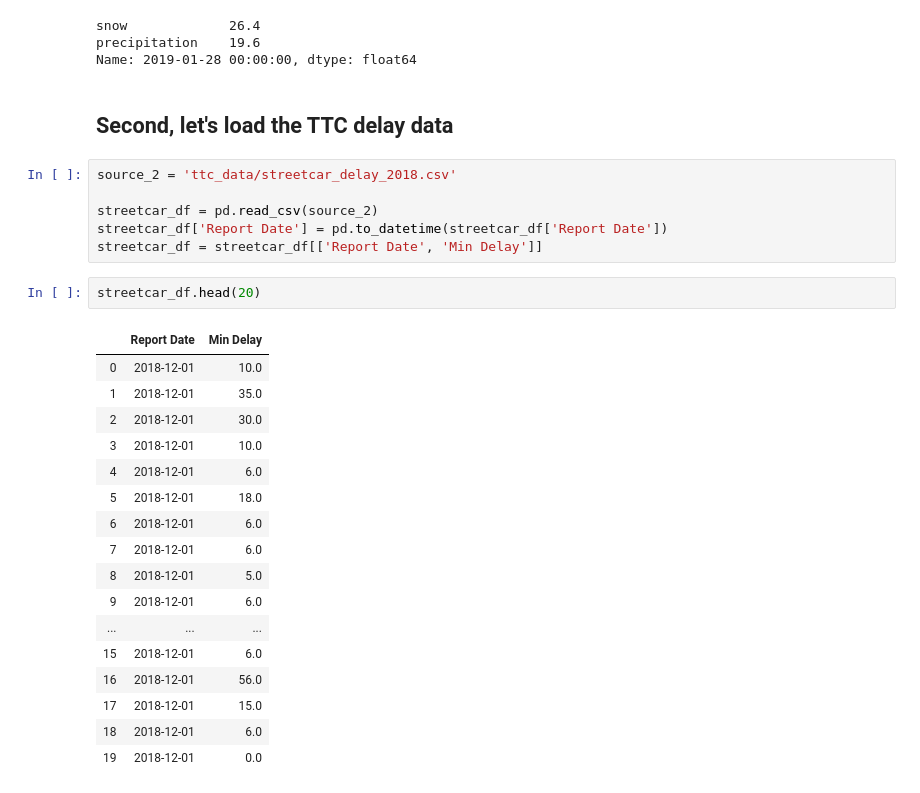
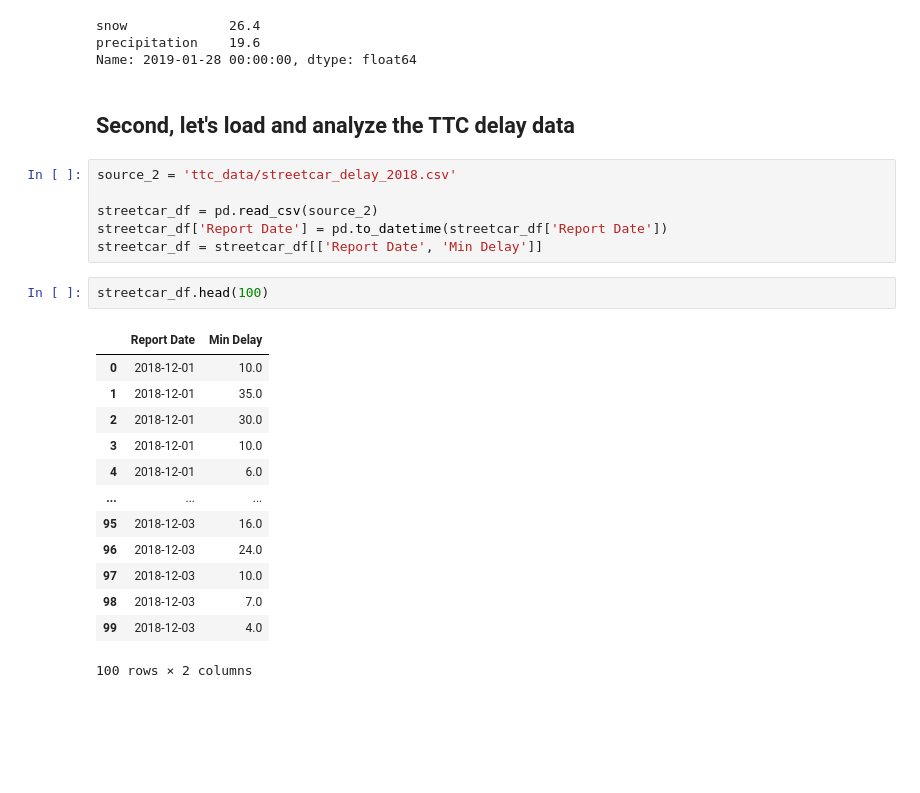
Before and after one commit to alok-drop/weather_mobility_analysis, a Jupyter notebook: snow_delay.ipynb, the cells around one changed output. Cells and saved outputs as stored; diff of their text form; blank space fills up the shorter version.

```diff
--- a/snow_delay.ipynb
+++ b/snow_delay.ipynb
@@ -40,7 +44,7 @@ snow             26.4
 precipitation    19.6
 Name: 2019-01-28 00:00:00, dtype: float64
 # %% [markdown]
-## Second, let's load the TTC delay data
+## Second, let's load and analyze the TTC delay data
 # %%
 source_2 = 'ttc_data/streetcar_delay_2018.csv'
 
@@ -48,25 +52,21 @@ streetcar_df = pd.read_csv(source_2)
 streetcar_df['Report Date'] = pd.to_datetime(streetcar_df['Report Date'])
 streetcar_df = streetcar_df[['Report Date', 'Min Delay']]
 # %%
-streetcar_df.head(20)
+streetcar_df.head(100)
 # %% [output]
 |  | Report Date | Min Delay |
 | 0 | 2018-12-01 | 10.0 |
 | 1 | 2018-12-01 | 35.0 |
 | 2 | 2018-12-01 | 30.0 |
 | 3 | 2018-12-01 | 10.0 |
 | 4 | 2018-12-01 | 6.0 |
-| 5 | 2018-12-01 | 18.0 |
-| 6 | 2018-12-01 | 6.0 |
-| 7 | 2018-12-01 | 6.0 |
-| 8 | 2018-12-01 | 5.0 |
-| 9 | 2018-12-01 | 6.0 |
 | ... | ... | ... |
-| 15 | 2018-12-01 | 6.0 |
-| 16 | 2018-12-01 | 56.0 |
-| 17 | 2018-12-01 | 15.0 |
-| 18 | 2018-12-01 | 6.0 |
-| 19 | 2018-12-01 | 0.0 |
+| 95 | 2018-12-03 | 16.0 |
+| 96 | 2018-12-03 | 24.0 |
+| 97 | 2018-12-03 | 10.0 |
+| 98 | 2018-12-03 | 7.0 |
+| 99 | 2018-12-03 | 4.0 |
+100 rows × 2 columns
 # %%
 # This groups the data frame by date and adds everything in the group
 sc_group = streetcar_df.groupby(['Report Date']).sum()
```
Also changed, not shown: parts of 6 cells of this notebook.
